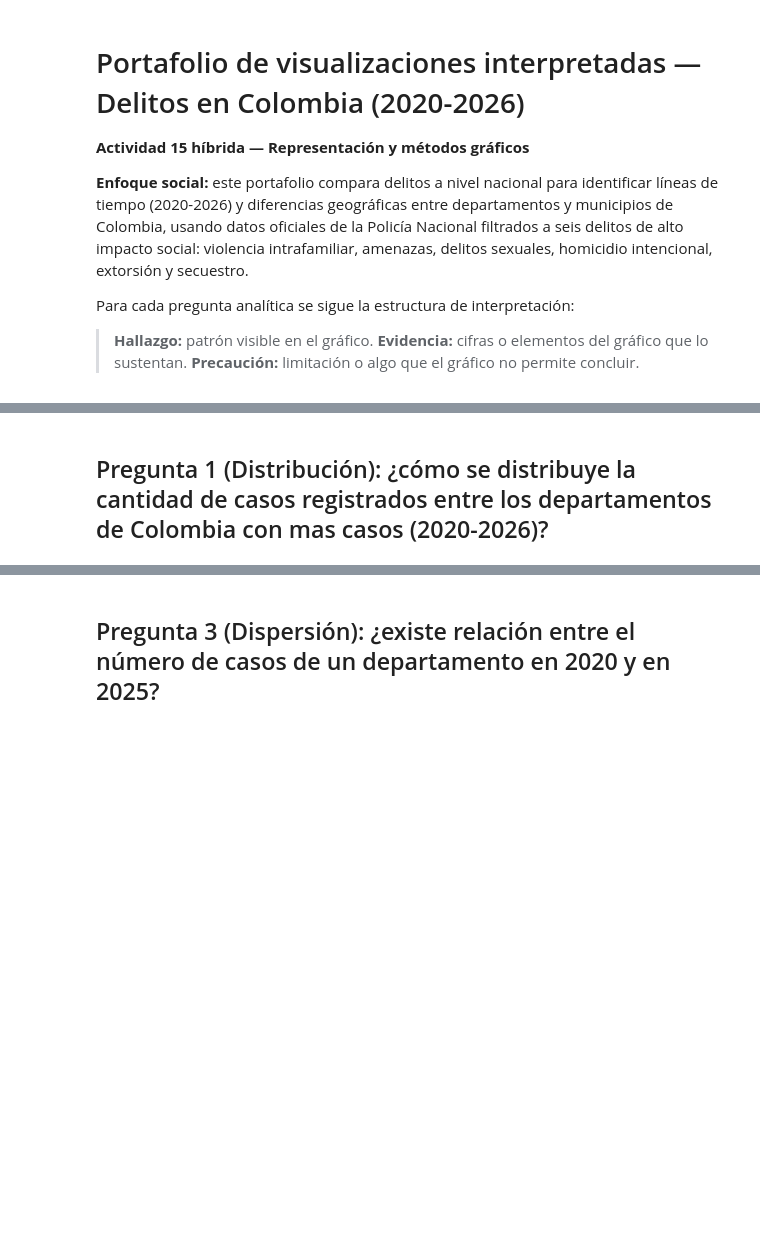
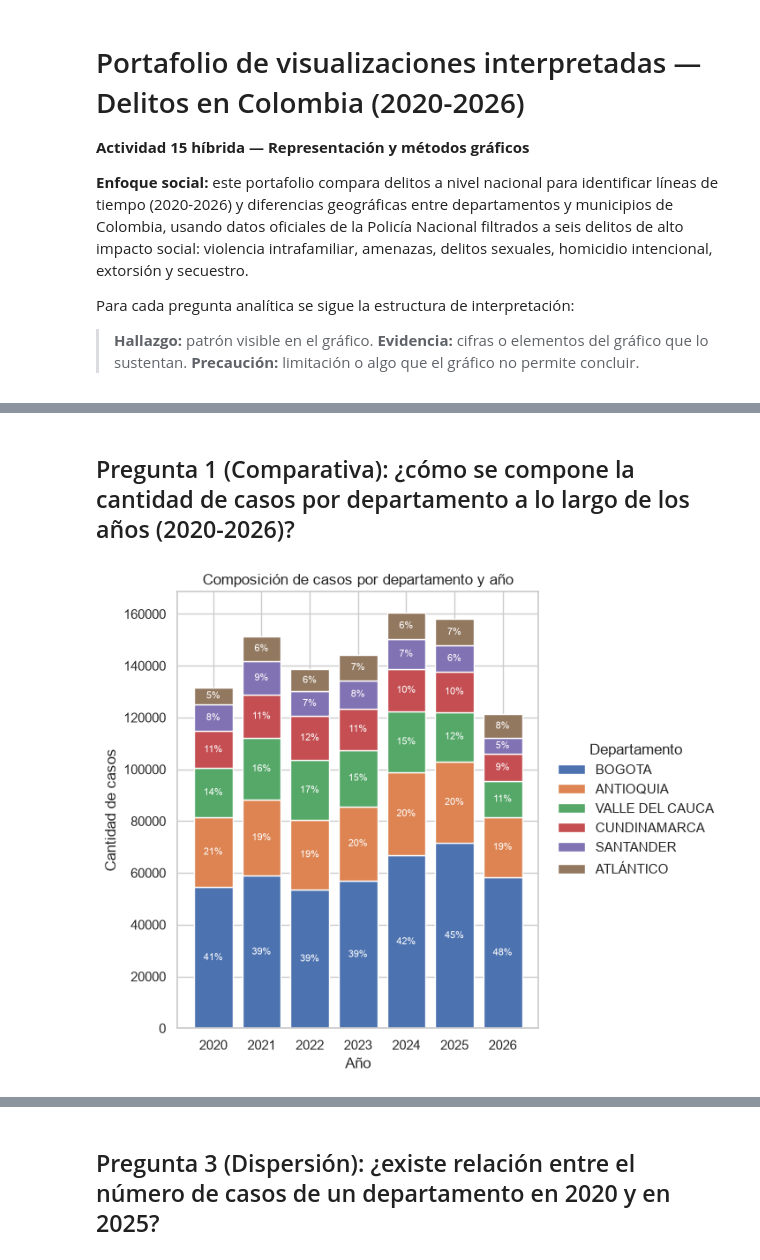
Before and after one commit to JuanFelipe16/analisis_delitos_colombia, a Jupyter notebook: notebooks/01_portafolio_visualizaciones.ipynb, the cells around one changed output, grey strips where cells are left out. Saved outputs shown, nothing was run; the diff lists cells and outputs as text; code cells hidden in the pictures; blank space fills up the shorter version.

```diff
--- a/notebooks/01_portafolio_visualizaciones.ipynb
+++ b/notebooks/01_portafolio_visualizaciones.ipynb
@@ -38,22 +89,48 @@ AttributeError: 'ExcelFile' object has no attribute 'io'
 # %% [markdown]
-## Pregunta 1 (Distribución): ¿cómo se distribuye la cantidad de casos registrados entre los departamentos de Colombia con mas casos (2020-2026)?
+## Pregunta 1 (Comparativa): ¿cómo se compone la cantidad de casos por departamento a lo largo de los años (2020-2026)?
-# %%
-casos_municipio = (
-    df.groupby(["DEPARTAMENTO", "MUNICIPIO"])["CANTIDAD"]
-      .sum()
-      .reset_index(name="CASOS")
-)
-
-valores = casos_municipio["CASOS"]
-bins = np.logspace(np.log10(valores.min()), np.log10(valores.max()), 25)
-
-plt.figure(figsize=(9, 5))
-plt.hist(valores, bins=bins, color="cornflowerblue", edgecolor="white")
-plt.xscale("log")
-plt.title("Distribución de casos registrados por municipio (2020-2026)")
-plt.xlabel("Casos acumulados por municipio (escala logarítmica)")
-plt.ylabel("Número de municipios")
-plt.tight_layout()
-plt.show()
-
-casos_municipio["CASOS"].describe()
+# %%
+df['AÑO'] = df['FECHA_HECHO'].dt.year
+
+top_departamentos = (
+    df.groupby("DEPARTAMENTO")["CANTIDAD"].sum().sort_values(ascending=False).head(6).index.tolist()
+)
+
+anual_depto = (
+    df[df["DEPARTAMENTO"].isin(top_departamentos)]
+      .groupby(["AÑO", "DEPARTAMENTO"])["CANTIDAD"]
+      .sum()
+      .unstack("DEPARTAMENTO")
+      .reindex(columns=top_departamentos)
+)
+
+porcentajes = anual_depto.div(anual_depto.sum(axis=1), axis=0) * 100
+
+fig, ax = plt.subplots(figsize=(9, 6))
+base = pd.Series(0, index=anual_depto.index, dtype=float)
+for depto in top_departamentos:
+    valores = anual_depto[depto]
+    barras = ax.bar(anual_depto.index.astype(str), valores, bottom=base, label=depto)
+    for barra, valor, pct in zip(barras, valores, porcentajes[depto]):
+        if pct >= 4:  # se omite la etiqueta en segmentos muy angostos para no saturar
+            ax.text(
+                barra.get_x() + barra.get_width() / 2,
+                barra.get_y() + barra.get_height() / 2,
+                f"{pct:.0f}%",
+                ha="center", va="center", fontsize=8, color="white",
+            )
+    base += valores
+
+ax.set_title("Composición de casos por departamento y año")
+ax.set_xlabel("Año")
+ax.set_ylabel("Cantidad de casos")
+ax.legend(
+    title="Departamento",
+    loc="center left",
+    bbox_to_anchor=(1.02, 0.5),
+    frameon=False,
+)
+plt.xticks(rotation=0)
+fig.tight_layout(rect=(0, 0, 0.82, 1))  # reserva ~18% del ancho a la derecha para la leyenda
+plt.show()
+# %% [output]
+[figure, added]
```
Also changed, not shown: parts of 9 cells of this notebook, 1 other file.
